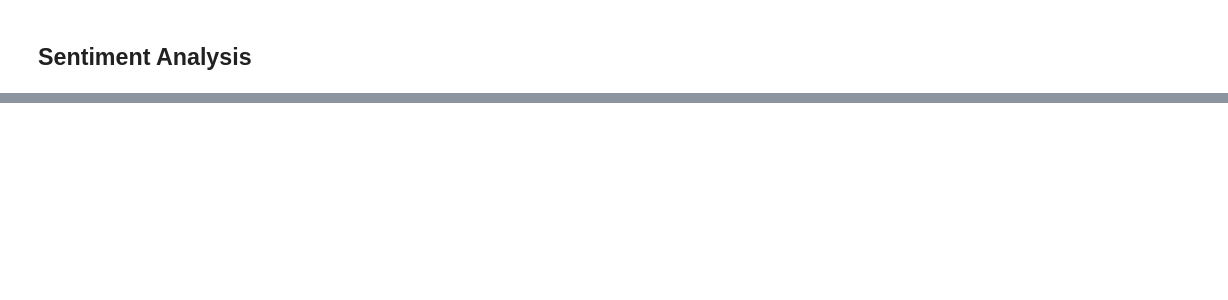
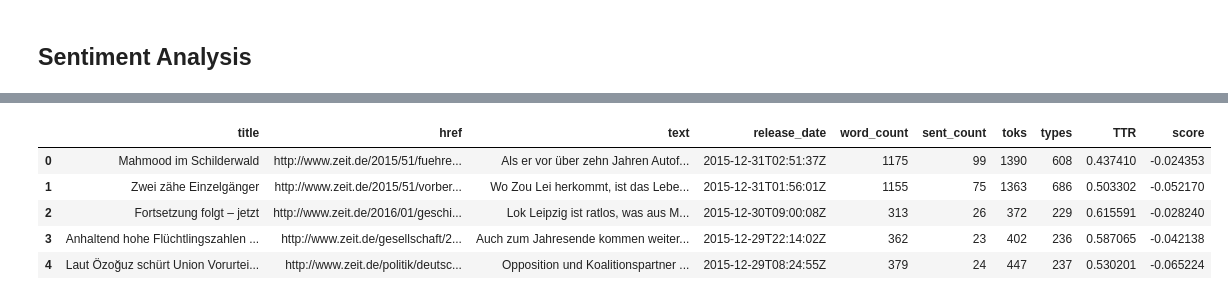
Before and after one commit to Data-Science-for-Linguists-2021/Fl-chtlingskrise-Sentiment-Analysis, a Jupyter notebook: Presentation.ipynb, the cells around one changed output, grey strips where cells are left out. Saved outputs shown, nothing was run; the diff lists cells and outputs as text; code cells hidden in the pictures; blank space fills up the shorter version.

```diff
--- a/Presentation.ipynb
+++ b/Presentation.ipynb
@@ -347,0 +350,12 @@ for t in doc:
+# %%
+url_lst = zeit_df.href.tolist()
+doc_lst = zeit_df.text.tolist()
+scores = {}
+
+# zip function = super cool and useful!
+for url, doc in zip(url_lst, nlp.pipe(doc_lst)):
+    x = [token._.sentiws for token in doc if token._.sentiws is not None]
+    scores[url] = x
+
+#scores
+# hmmm I wonder what the 0.004 score is, smoothing?
@@ -347,0 +396,10 @@ for t in doc:
+# %%
+zeit_df['score']= zeit_df['href'].map(scores)
+zeit_df.head()
+# %% [output]
+|  | title | href | text | release_date | word_count | sent_count | toks | types | TTR | score |
+| 0 | Mahmood im Schilderwald | http://www.zeit.de/2015/51/fuehre... | Als er vor über zehn Jahren Autof... | 2015-12-31T02:51:37Z | 1175 | 99 | 1390 | 608 | 0.437410 | -0.024353 |
+| 1 | Zwei zähe Einzelgänger | http://www.zeit.de/2015/51/vorber... | Wo Zou Lei herkommt, ist das Lebe... | 2015-12-31T01:56:01Z | 1155 | 75 | 1363 | 686 | 0.503302 | -0.052170 |
+| 2 | Fortsetzung folgt – jetzt | http://www.zeit.de/2016/01/geschi... | Lok Leipzig ist ratlos, was aus M... | 2015-12-30T09:00:08Z | 313 | 26 | 372 | 229 | 0.615591 | -0.028240 |
+| 3 | Anhaltend hohe Flüchtlingszahlen ... | http://www.zeit.de/gesellschaft/2... | Auch zum Jahresende kommen weiter... | 2015-12-29T22:14:02Z | 362 | 23 | 402 | 236 | 0.587065 | -0.042138 |
+| 4 | Laut Özoğuz schürt Union Vorurtei... | http://www.zeit.de/politik/deutsc... | Opposition und Koalitionspartner ... | 2015-12-29T08:24:55Z | 379 | 24 | 447 | 237 | 0.530201 | -0.065224 |
```
Also changed, not shown: parts of 37 cells of this notebook.
